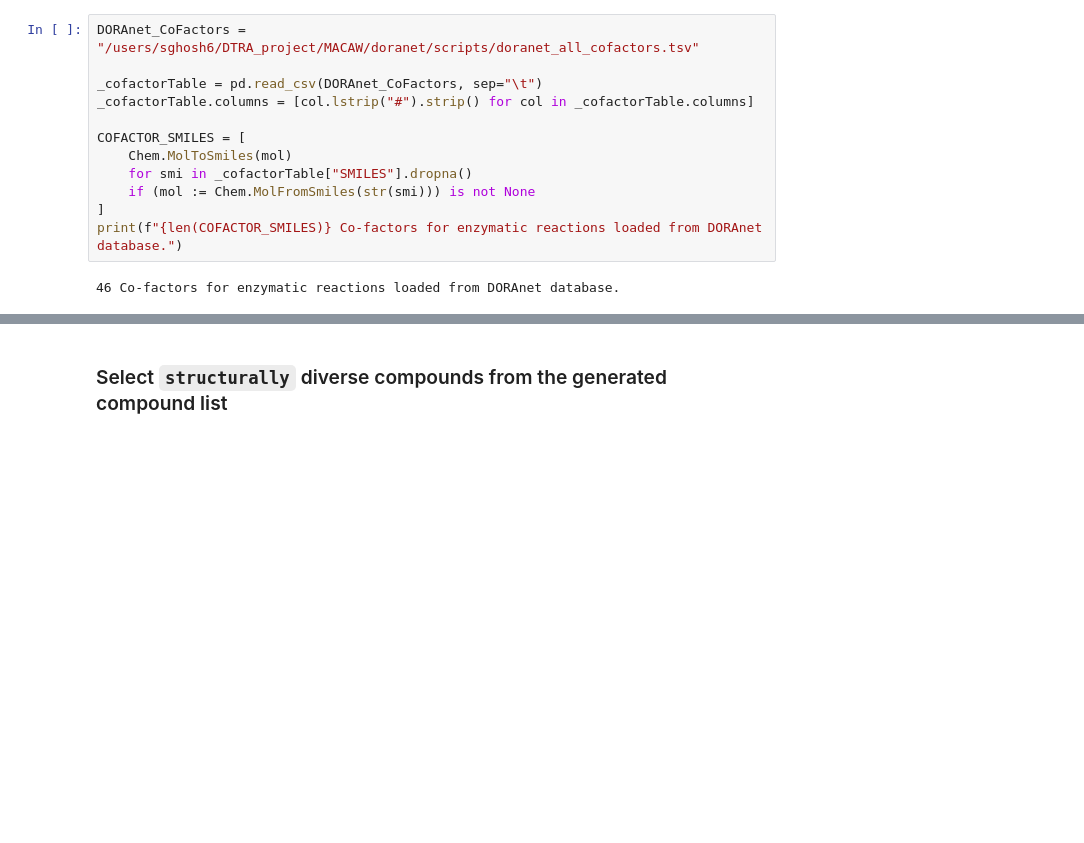
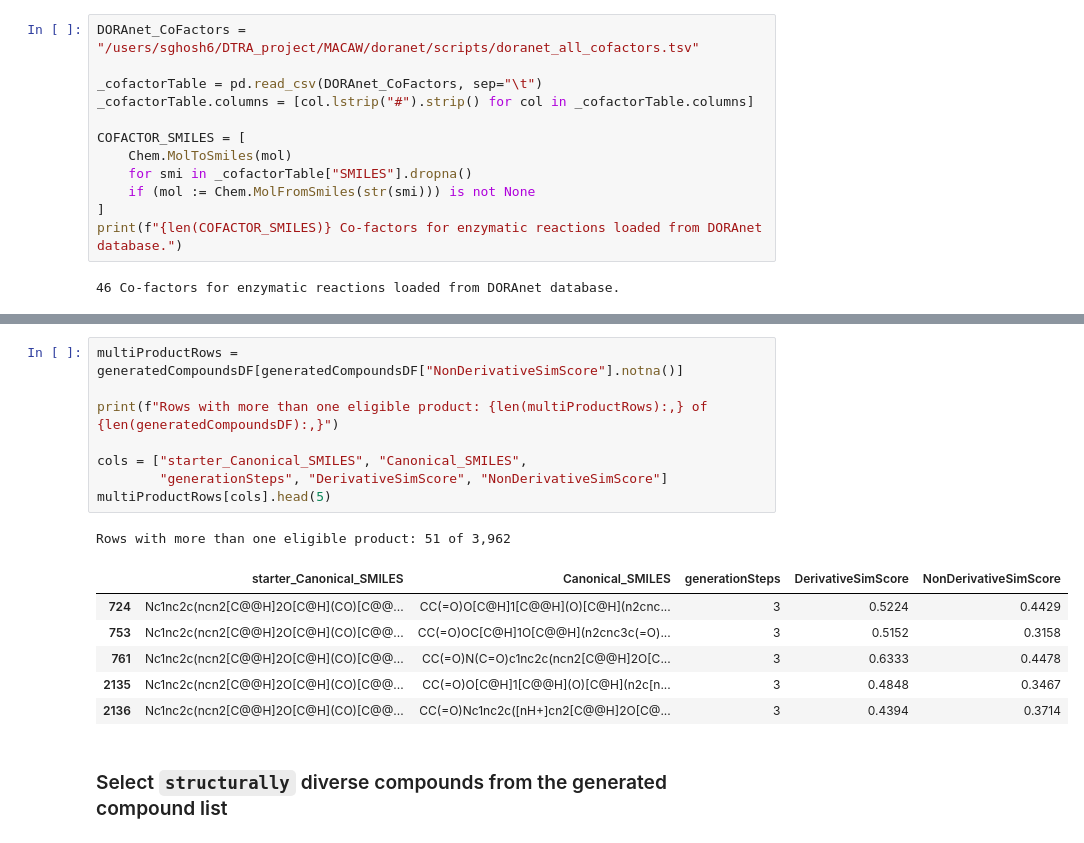
Before and after one commit to soumyadeepghosh35/doranet, a Jupyter notebook: scripts/Guanosine_Pubchem/GuanosineOnly_gen3/generatedMolecules.ipynb, the cells around one changed output, grey strips where cells are left out. Cells and saved outputs as stored; diff of their text form; blank space fills up the shorter version.

```diff
--- a/scripts/Guanosine_Pubchem/GuanosineOnly_gen3/generatedMolecules.ipynb
+++ b/scripts/Guanosine_Pubchem/GuanosineOnly_gen3/generatedMolecules.ipynb
@@ -434,3 +745,19 @@ Saved to: GuanosineOnly_gen3_generated_compounds.csv
+# %%
+multiProductRows = generatedCompoundsDF[generatedCompoundsDF["NonDerivativeSimScore"].notna()]
+
+print(f"Rows with more than one eligible product: {len(multiProductRows):,} of {len(generatedCompoundsDF):,}")
+
+cols = ["starter_Canonical_SMILES", "Canonical_SMILES",
+        "generationSteps", "DerivativeSimScore", "NonDerivativeSimScore"]
+multiProductRows[cols].head(5)
+# %% [output]
+Rows with more than one eligible product: 51 of 3,962
+|  | starter_Canonical_SMILES | Canonical_SMILES | generationSteps | DerivativeSimScore | NonDerivativeSimScore |
+| 724 | Nc1nc2c(ncn2[C@@H]2O[C@H](CO)[C@@... | CC(=O)O[C@H]1[C@@H](O)[C@H](n2cnc... | 3 | 0.5224 | 0.4429 |
+| 753 | Nc1nc2c(ncn2[C@@H]2O[C@H](CO)[C@@... | CC(=O)OC[C@H]1O[C@@H](n2cnc3c(=O)... | 3 | 0.5152 | 0.3158 |
+| 761 | Nc1nc2c(ncn2[C@@H]2O[C@H](CO)[C@@... | CC(=O)N(C=O)c1nc2c(ncn2[C@@H]2O[C... | 3 | 0.6333 | 0.4478 |
+| 2135 | Nc1nc2c(ncn2[C@@H]2O[C@H](CO)[C@@... | CC(=O)O[C@H]1[C@@H](O)[C@H](n2c[n... | 3 | 0.4848 | 0.3467 |
+| 2136 | Nc1nc2c(ncn2[C@@H]2O[C@H](CO)[C@@... | CC(=O)Nc1nc2c([nH+]cn2[C@@H]2O[C@... | 3 | 0.4394 | 0.3714 |
 # %% [markdown]
 ### Select `structurally` diverse compounds from the generated compound list
 # %% [raw]
```
Also changed, not shown: parts of 4 cells of this notebook, 18 other files.
